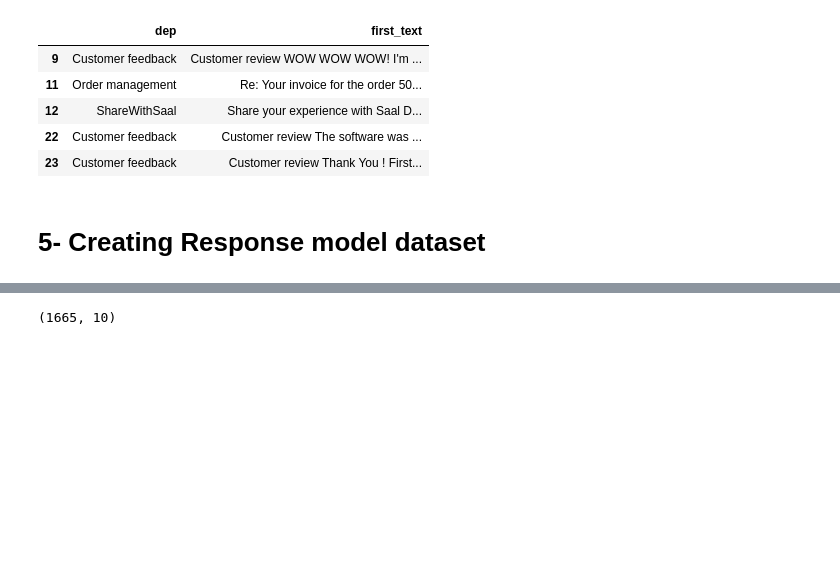
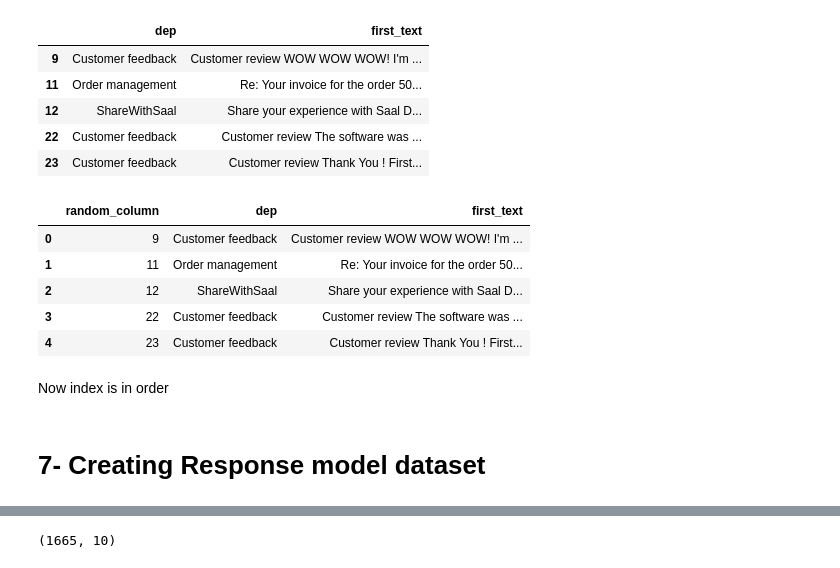
Before and after one commit to HassanSherwani/NLP-Natural-Language-Processing-, a Jupyter notebook: Data_Build/5.Generate_dataset.ipynb, the cells around one changed output, grey strips where cells are left out. Drawn from its saved outputs; the diff is of its cells as text; code cells hidden in the pictures; blank space fills up the shorter version.

```diff
--- a/Data_Build/5.Generate_dataset.ipynb
+++ b/Data_Build/5.Generate_dataset.ipynb
@@ -291,8 +291,22 @@ df.head()
 | 12 | ShareWithSaal | Share your experience with Saal D... |
 | 22 | Customer feedback | Customer review The software was ... |
 | 23 | Customer feedback | Customer review Thank You ! First... |
+# %%
+# for solving random index problem
+df=pd.read_excel('intent_5classes.xlsx')
+df=df.rename({'Unnamed: 0': 'random_column'}, axis=1)
+df.head()
+# %% [output]
+|  | random_column | dep | first_text |
+| 0 | 9 | Customer feedback | Customer review WOW WOW WOW! I'm ... |
+| 1 | 11 | Order management | Re: Your invoice for the order 50... |
+| 2 | 12 | ShareWithSaal | Share your experience with Saal D... |
+| 3 | 22 | Customer feedback | Customer review The software was ... |
+| 4 | 23 | Customer feedback | Customer review Thank You ! First... |
+# %% [markdown]
+Now index is in order
 # %% [markdown]
-# 5- Creating Response model dataset
+# 7- Creating Response model dataset
 # %%
 data=df_test.copy()
 # %%
```
Also changed, not shown: parts of 5 cells of this notebook.
